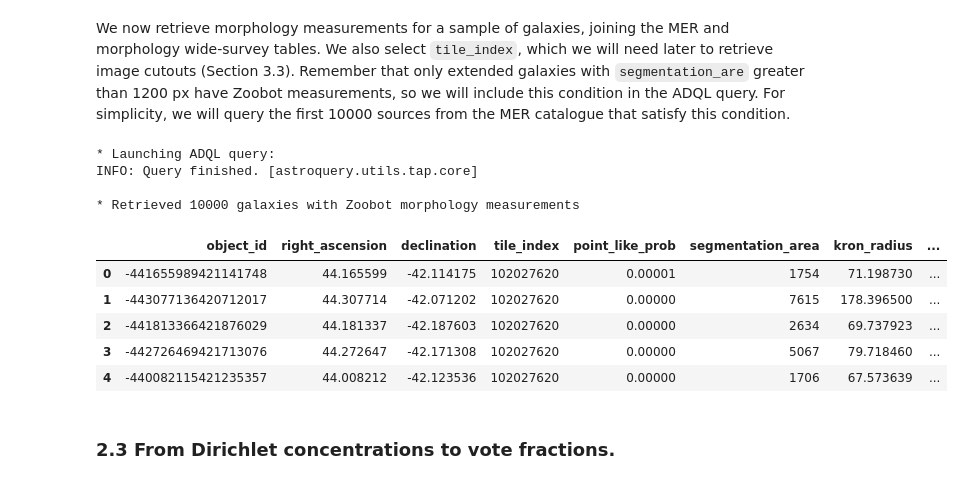
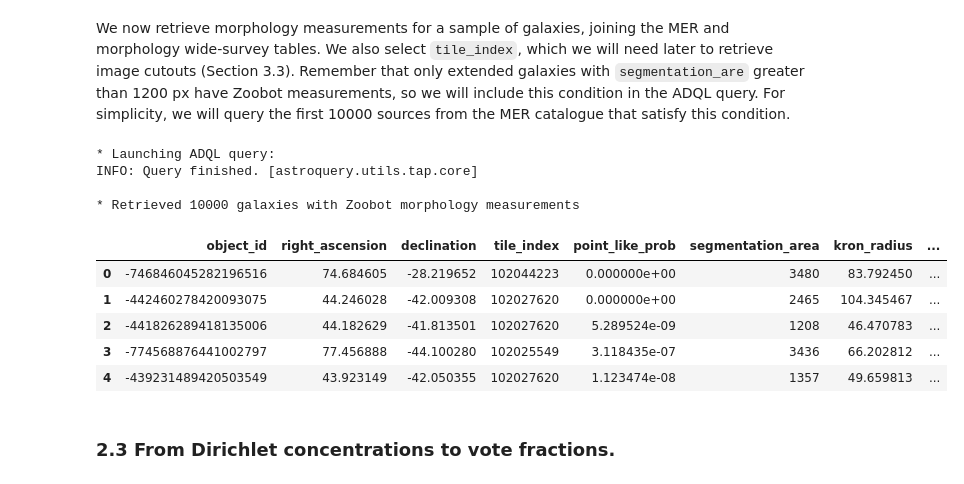
Before and after one commit to esa/euclid-contributed-jupyter-notebooks, a Jupyter notebook: Morphology/Morphology_DR1.ipynb, the cells around one changed output. Cells and saved outputs as stored; diff of their text form; code cells hidden in the pictures.

```diff
--- a/Morphology/Morphology_DR1.ipynb
+++ b/Morphology/Morphology_DR1.ipynb
@@ -272,5 +274,5 @@ In this tutorial, we will use the MER catalogue corresponding to the wide survey
 # %%
-table = Euclid.load_table(table="catalogue.mer_morphology_wide_survey", verbose=False)
+table = Euclid.load_table(table="dr1.mer_morphology_wide_survey", verbose=False)
 
 morph_columns = [column for column in table.columns if column.name != "object_id"]
 print(f"Found {len(morph_columns)} morphology columns (excluding object_id)")
@@ -298,34 +300,34 @@ We now retrieve morphology measurements for a sample of galaxies, joining the ME
 # %%
 # ADQL query
 query = f"""SELECT TOP 10000 mer.object_id, mer.right_ascension, mer.declination, mer.tile_index,
 mer.point_like_prob, mer.segmentation_area, mer.kron_radius, mer.flux_segmentation, mer.fluxerr_segmentation,
 morph.smooth_or_featured_smooth, morph.smooth_or_featured_featured_or_disk, morph.smooth_or_featured_artifact_star_zoom,
 morph.disk_edge_on_no, morph.disk_edge_on_yes, morph.bar_no, morph.bar_weak, morph.bar_strong, morph.has_spiral_arms_yes, morph.has_spiral_arms_no
 
-FROM catalogue.mer_catalogue_wide_survey AS mer
-INNER JOIN catalogue.mer_morphology_wide_survey AS morph ON mer.object_id = morph.object_id
+FROM dr1.mer_catalogue_wide_survey AS mer
+INNER JOIN dr1.mer_morphology_wide_survey AS morph ON mer.object_id = morph.object_id
 
 WHERE mer.vis_det = 1 AND mer.spurious_prob < 0.2 AND mer.point_like_prob < 0.1
 AND mer.segmentation_area > 1200"""
 
 print("* Launching ADQL query:")
 
 job = Euclid.launch_job_async(query, output_format="votable")
 morph_df = job.get_results().to_pandas()
 
 print(f"\n* Retrieved {len(morph_df)} galaxies with Zoobot morphology measurements")
 morph_df.head()
 # %% [output]
 * Launching ADQL query:
 INFO: Query finished. [astroquery.utils.tap.core]
 
 * Retrieved 10000 galaxies with Zoobot morphology measurements
 |  | object_id | right_ascension | declination | tile_index | point_like_prob | segmentation_area | kron_radius | ... |
-| 0 | -441655989421141748 | 44.165599 | -42.114175 | 102027620 | 0.00001 | 1754 | 71.198730 | ... |
-| 1 | -443077136420712017 | 44.307714 | -42.071202 | 102027620 | 0.00000 | 7615 | 178.396500 | ... |
-| 2 | -441813366421876029 | 44.181337 | -42.187603 | 102027620 | 0.00000 | 2634 | 69.737923 | ... |
-| 3 | -442726469421713076 | 44.272647 | -42.171308 | 102027620 | 0.00000 | 5067 | 79.718460 | ... |
-| 4 | -440082115421235357 | 44.008212 | -42.123536 | 102027620 | 0.00000 | 1706 | 67.573639 | ... |
+| 0 | -746846045282196516 | 74.684605 | -28.219652 | 102044223 | 0.000000e+00 | 3480 | 83.792450 | ... |
+| 1 | -442460278420093075 | 44.246028 | -42.009308 | 102027620 | 0.000000e+00 | 2465 | 104.345467 | ... |
+| 2 | -441826289418135006 | 44.182629 | -41.813501 | 102027620 | 5.289524e-09 | 1208 | 46.470783 | ... |
+| 3 | -774568876441002797 | 77.456888 | -44.100280 | 102025549 | 3.118435e-07 | 3436 | 66.202812 | ... |
+| 4 | -439231489420503549 | 43.923149 | -42.050355 | 102027620 | 1.123474e-08 | 1357 | 49.659813 | ... |
 # %% [markdown]
 ### 2.3 From Dirichlet concentrations to vote fractions.
 # %% [markdown]
```
Also changed, not shown: parts of 9 cells of this notebook.
